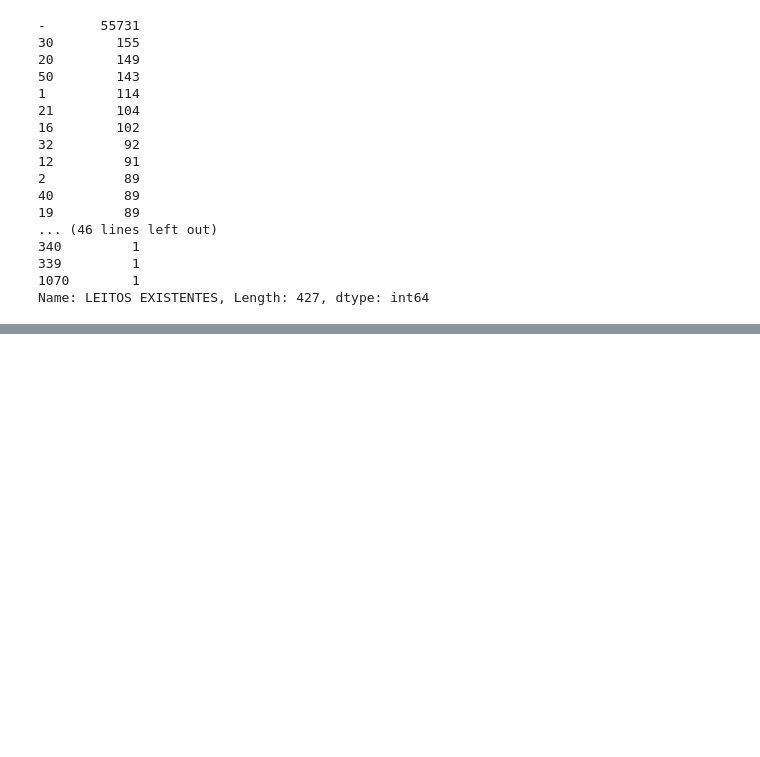
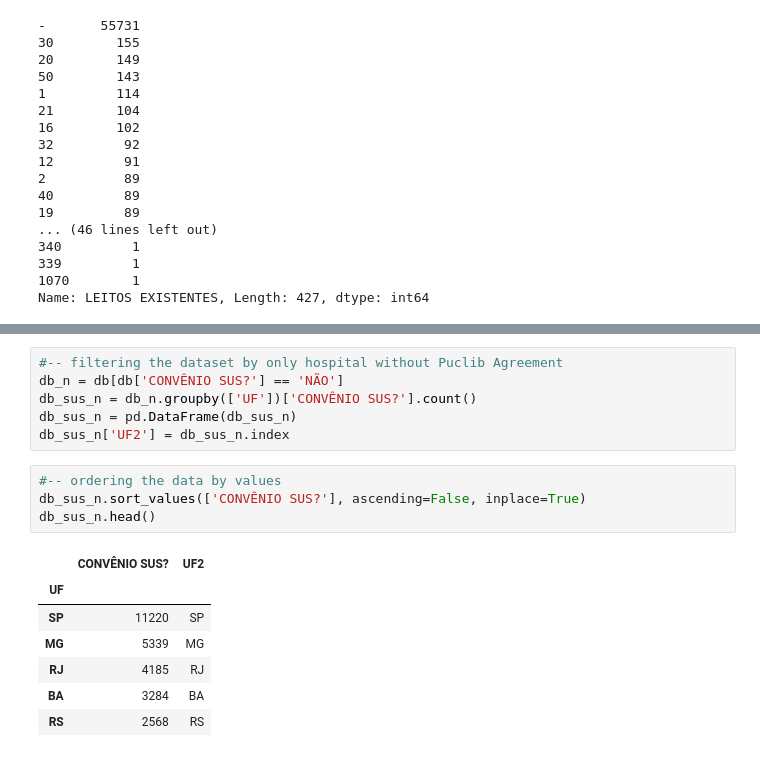
Before and after one commit to tbuzze/hospitalsbrazil2018, a Jupyter notebook: Hospital_Brazil.ipynb, the cells around one changed output, grey strips where cells are left out. Drawn from its saved outputs; the diff is of its cells as text; blank space fills up the shorter version.

```diff
--- a/Hospital_Brazil.ipynb
+++ b/Hospital_Brazil.ipynb
@@ -218,0 +231,18 @@ iplot(fig, filename='convyes')
+# %%
+#-- filtering the dataset by only hospital without Puclib Agreement
+db_n = db[db['CONVÊNIO SUS?'] == 'NÃO']
+db_sus_n = db_n.groupby(['UF'])['CONVÊNIO SUS?'].count()
+db_sus_n = pd.DataFrame(db_sus_n)
+db_sus_n['UF2'] = db_sus_n.index
+# %%
+#-- ordering the data by values
+db_sus_n.sort_values(['CONVÊNIO SUS?'], ascending=False, inplace=True)
+db_sus_n.head()
+# %% [output]
+|  | CONVÊNIO SUS? | UF2 |
+| UF |  |  |
+| SP | 11220 | SP |
+| MG | 5339 | MG |
+| RJ | 4185 | RJ |
+| BA | 3284 | BA |
+| RS | 2568 | RS |
```
Also changed, not shown: parts of 28 cells of this notebook.
